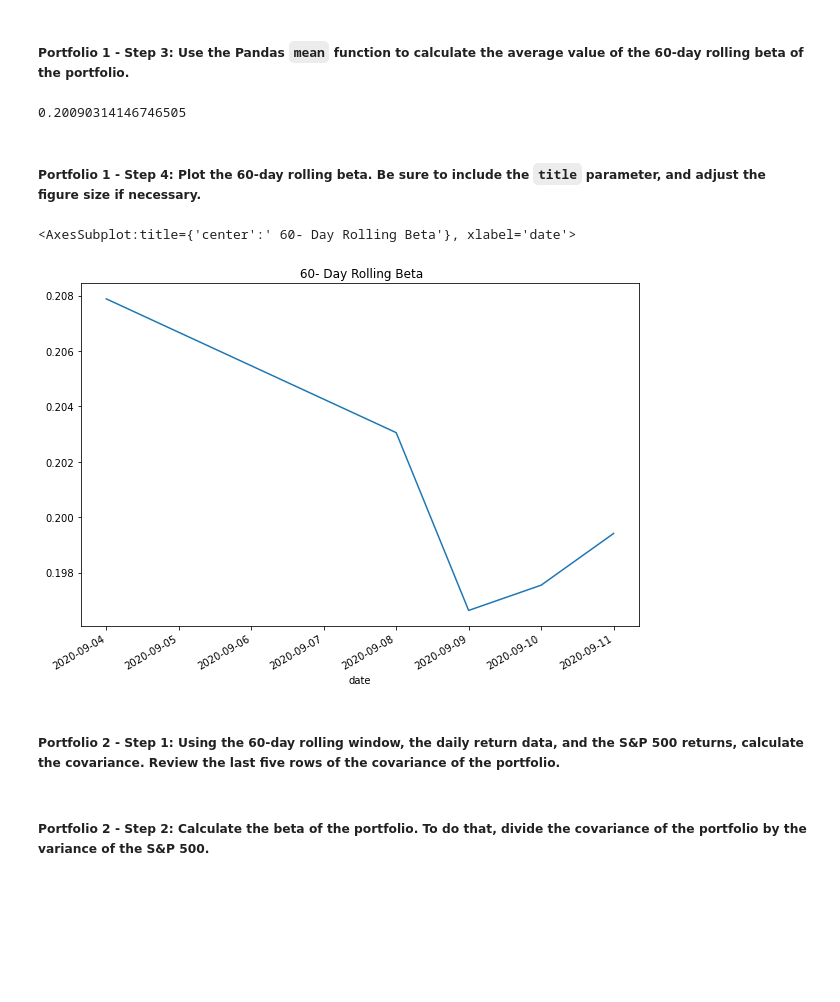
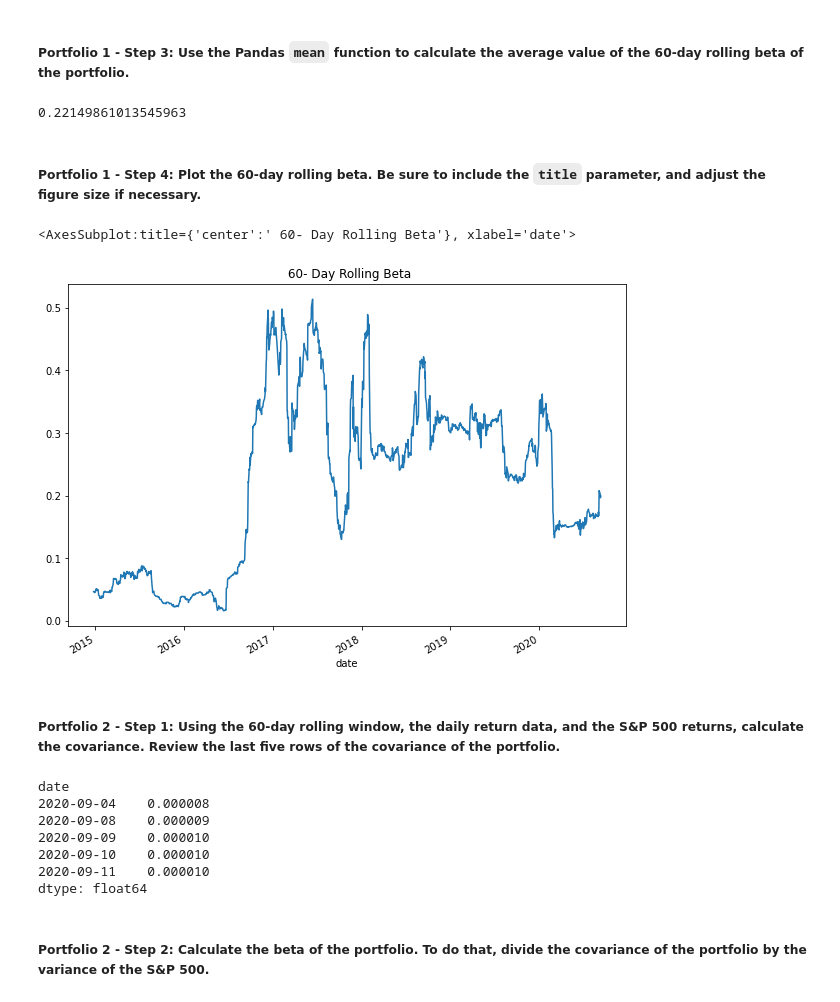
Before and after one commit to Ahmed-Mahjoub/Risk_return_analysis, a Jupyter notebook: risk_return_analysis.ipynb, the cells around one changed output. Cells and saved outputs as stored; diff of their text form; code cells hidden in the pictures; blank space fills up the shorter version.

```diff
--- a/risk_return_analysis.ipynb
+++ b/risk_return_analysis.ipynb
@@ -409,8 +411,8 @@ Name: S&P 500, dtype: float64
 # Calculate the covariance using a 60-day rolling window
 # Review the last five rows of the covariance data
 # YOUR CODE HERE
-covariance = daily_returns['BERKSHIRE HATHAWAY INC'].rolling(window=60).cov(daily_return_spx)
-covariance.tail()
+covariance_portfolio_1= daily_returns['BERKSHIRE HATHAWAY INC'].rolling(window=60).cov(daily_return_spx)
+covariance_portfolio_1.tail()
 # %% [output]
 date
 2020-09-04    0.000021
@@ -425,8 +427,8 @@ dtype: float64
 # Calculate the beta based on the 60-day rolling covariance compared to the market (S&P 500)
 # Review the last five rows of the beta information
 # YOUR CODE HERE
-beta = covariance / variance
-beta.tail()
+beta_1= covariance_portfolio_1 / variance
+beta_1.tail()
 # %% [output]
 date
 2020-09-04    0.207879
@@ -440,26 +442,35 @@ dtype: float64
 # %%
 # Calculate the average of the 60-day rolling beta
 # YOUR CODE HERE
-average_rollin_beta = beta.mean()
-average_rollin_beta
+average_rollin_beta_1 = beta_1.mean()
+average_rollin_beta_1
 # %% [output]
-0.20090314146746505
+0.22149861013545963
 # %% [markdown]
 ##### Portfolio 1 - Step 4: Plot the 60-day rolling beta. Be sure to include the `title` parameter, and adjust the figure size if necessary.
 # %%
 # Plot the rolling beta
 # Include a title parameter and adjust the figure size
 # YOUR CODE HERE
-beta.plot(title = ' 60- Day Rolling Beta', figsize =(10,7))
+beta_1.plot(title = ' 60- Day Rolling Beta', figsize =(10,7))
 # %% [output]
 <AxesSubplot:title={'center':' 60- Day Rolling Beta'}, xlabel='date'>
-[figure, old version]
+[figure, new version]
 # %% [markdown]
 ##### Portfolio 2 - Step 1: Using the 60-day rolling window, the daily return data, and the S&P 500 returns, calculate the covariance. Review the last five rows of the covariance of the portfolio.
 # %%
 # Calculate the covariance using a 60-day rolling window
 # Review the last five rows of the covariance data
-# YOUR CODE HERE
+covariance_portfolio_2 = daily_returns['TIGER GLOBAL MANAGEMENT LLC'].rolling(window=60).cov(daily_return_spx)
+covariance_portfolio_2.tail()
+# %% [output]
+date
+2020-09-04    0.000008
+2020-09-08    0.000009
+2020-09-09    0.000010
+2020-09-10    0.000010
+2020-09-11    0.000010
+dtype: float64
 # %% [markdown]
 ##### Portfolio 2 - Step 2: Calculate the beta of the portfolio. To do that, divide the covariance of the portfolio by the variance of the S&P 500.
 # %%
```
Also changed, not shown: parts of 10 cells of this notebook.
